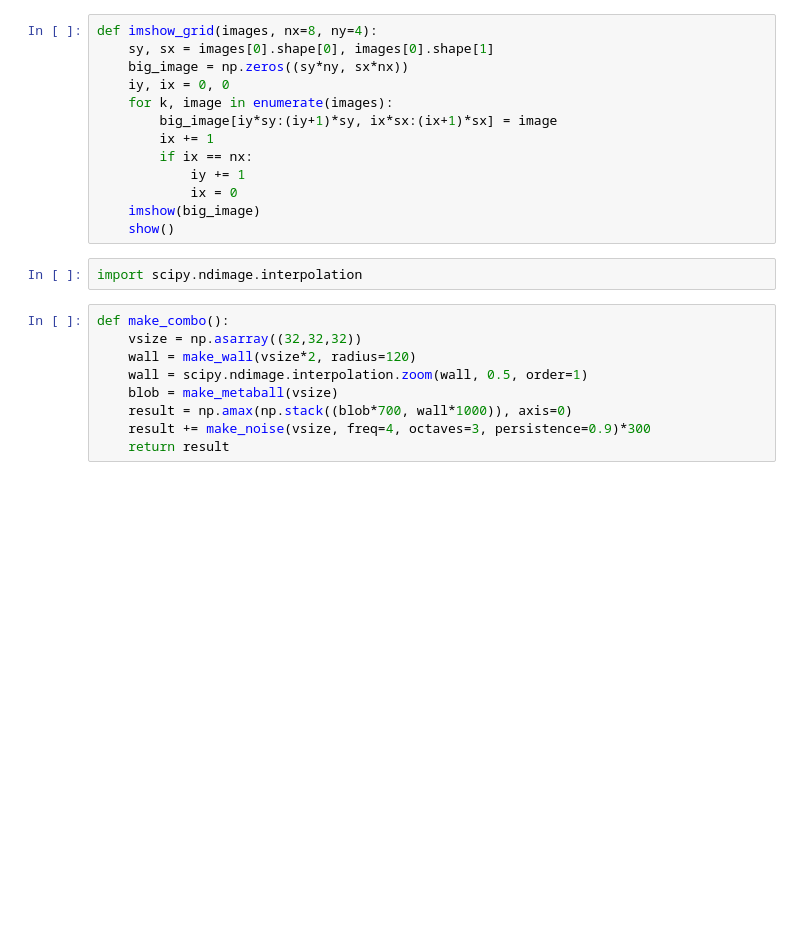
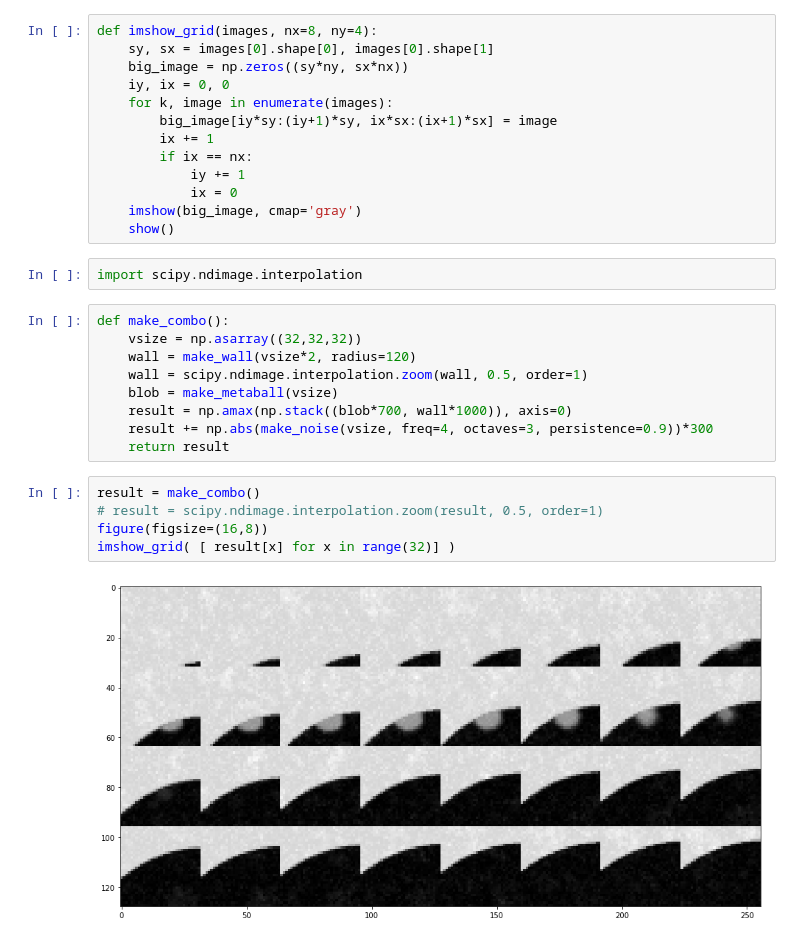
Before and after one commit to aizvorski/ndsb17, a Jupyter notebook: Synthetic_Set_Generator.ipynb, the cells around one changed output. Drawn from its saved outputs; the diff is of its cells as text; blank space fills up the shorter version.

```diff
--- a/Synthetic_Set_Generator.ipynb
+++ b/Synthetic_Set_Generator.ipynb
@@ -56,7 +56,7 @@ def imshow_grid(images, nx=8, ny=4):
         if ix == nx:
             iy += 1
             ix = 0
-    imshow(big_image)
+    imshow(big_image, cmap='gray')
     show()
 # %%
 import scipy.ndimage.interpolation
@@ -67,5 +67,12 @@ def make_combo():
     wall = scipy.ndimage.interpolation.zoom(wall, 0.5, order=1)
     blob = make_metaball(vsize)
     result = np.amax(np.stack((blob*700, wall*1000)), axis=0)
-    result += make_noise(vsize, freq=4, octaves=3, persistence=0.9)*300
+    result += np.abs(make_noise(vsize, freq=4, octaves=3, persistence=0.9))*300
     return result
+# %%
+result = make_combo()
+# result = scipy.ndimage.interpolation.zoom(result, 0.5, order=1)
+figure(figsize=(16,8))
+imshow_grid( [ result[x] for x in range(32)] )
+# %% [output]
+[figure, added]
```
Also changed, not shown: parts of 17 cells of this notebook.
